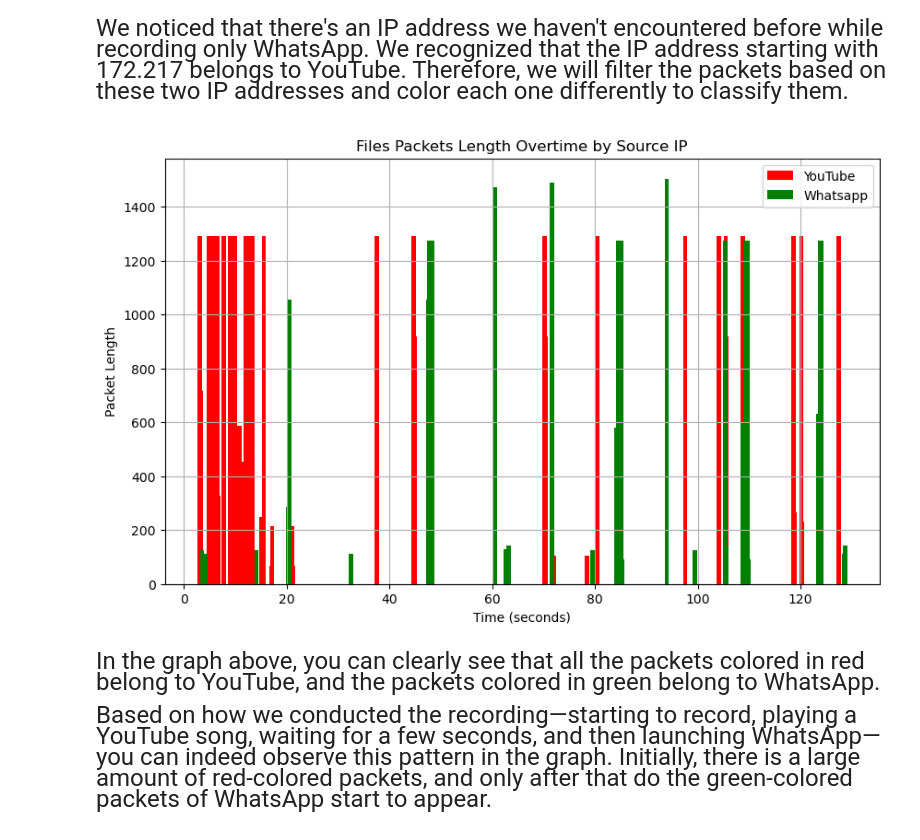
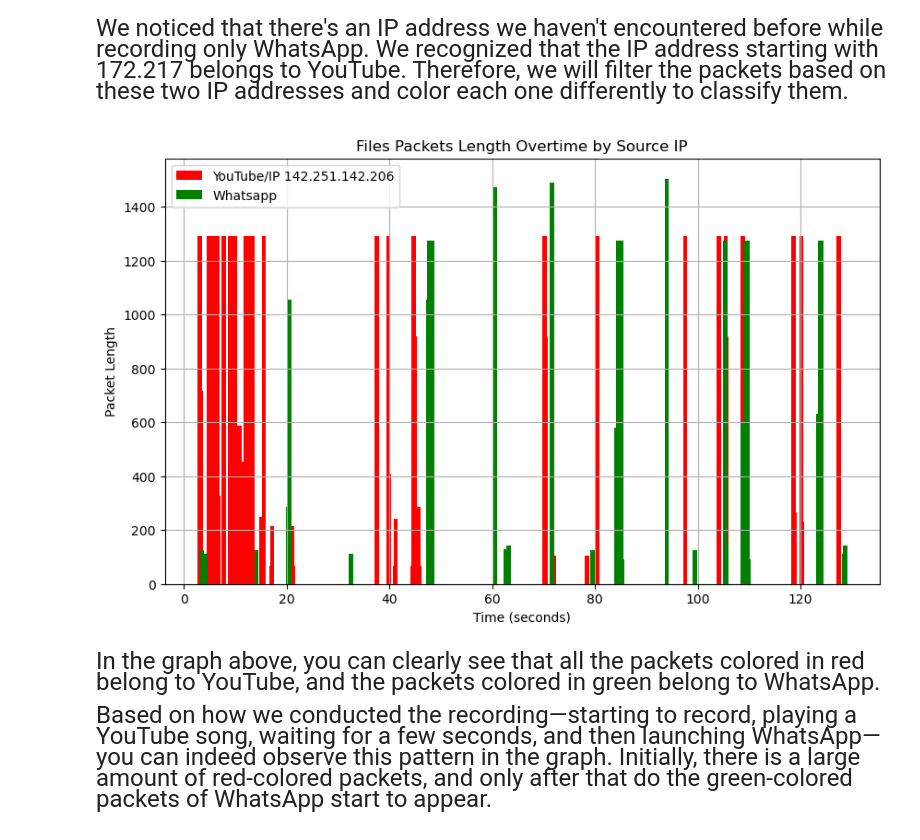
Before and after one commit to Kfirul/Computer_Networks_Final_Project, a Jupyter notebook: Computers Network.ipynb, the cells around one changed output. Saved outputs shown, nothing was run; the diff lists cells and outputs as text; code cells hidden in the pictures.

```diff
--- a/Computers Network.ipynb
+++ b/Computers Network.ipynb
@@ -241,3 +251,9 @@ def generate_and_plot_pdf_with_exponential_fit(df, bins=10):
+# %%
+def create_df(path):
+    df= pd.read_csv(path)
+    df = df.drop(['No.'] , axis=1)
+    df['Delay'] = pd.to_numeric(df['Time']).diff()
+    return df
 # %% [markdown]
 ## Images
 # %% [markdown]
@@ -921,0 +877,3 @@ plt.show()
+# %%
+data_Noise=create_df('C:\\Users\\USER\\Desktop\\Computers_Network\\CsvFiles\\Noise.csv')
+data_Noise
@@ -945,22 +925,24 @@ We noticed that there's an IP address we haven't encountered before while record
 </span>
 # %%
 target_ip1 = '172.217'
+new_ip = '142.251.142.206'
+
 # Create a mask for each source IP address
-mask_ip1 = data_Noise['Source'].str.startswith(target_ip1)
+mask_ip1 = data_Noise['Source'].str.startswith(target_ip1) | (data_Noise['Source'] == new_ip)
 mask_ip2 = data_Noise['Source'] == '157.240.0.60'
 
 # Create the bar graph
 plt.figure(figsize=(10, 6))  # Adjust the figure size as needed
-plt.bar(data_Noise['Time'][mask_ip1], data_Noise_Length[mask_ip1], color='red', label='YouTube')
+plt.bar(data_Noise['Time'][mask_ip1], data_Noise_Length[mask_ip1], color='red', label='YouTube/IP 142.251.142.206')
 plt.bar(data_Noise['Time'][mask_ip2], data_Noise_Length[mask_ip2], color='green', label='Whatsapp')
 plt.xlabel('Time (seconds)')
 plt.ylabel('Packet Length')
 plt.title('Files Packets Length Overtime by Source IP')
 plt.legend()  # Show legend indicating colors and labels
 plt.grid(True)
 plt.show()
 # %% [output]
-[figure, old version]
+[figure, new version]
 # %% [markdown]
 <span style="font-size: x-large;">
 
```
Also changed, not shown: parts of 101 cells of this notebook, 1 other file.
